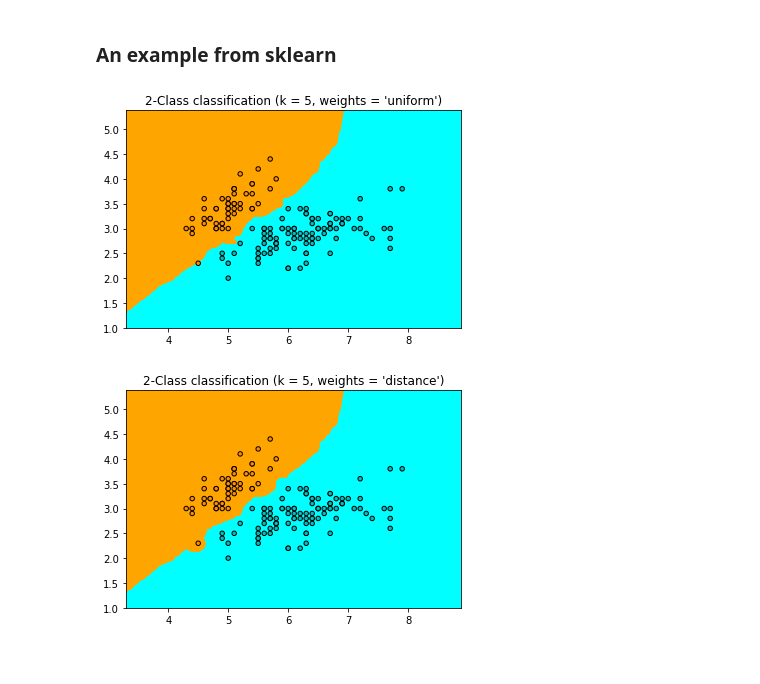
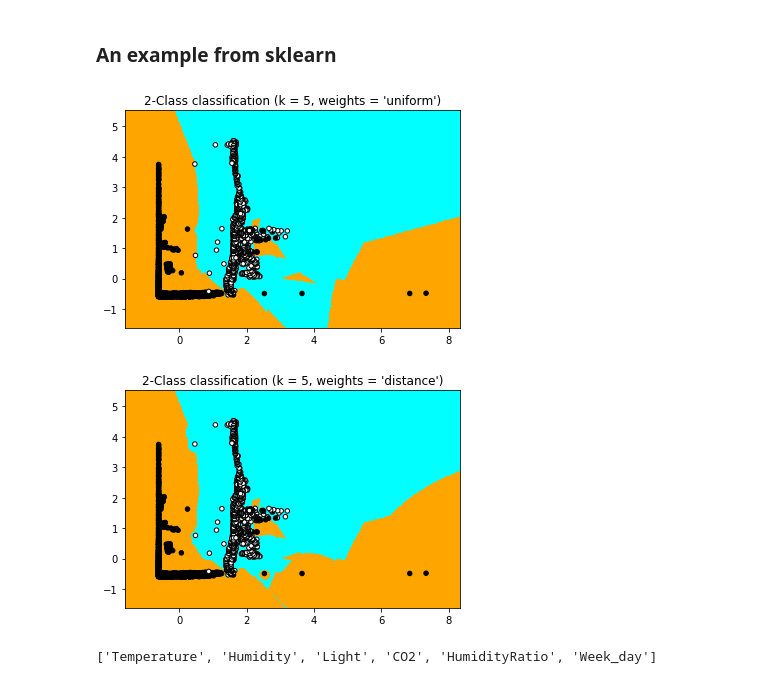
Before and after one commit to piyushtada/data_mining_2020_project_occupancy_detection, a Jupyter notebook: data/01_knn_naive_bayes_piyush-final.ipynb, the cells around one changed output. Saved outputs shown, nothing was run; the diff lists cells and outputs as text; code cells hidden in the pictures.

Commit message:
knn chart problem

```diff
--- a/data/01_knn_naive_bayes_piyush-final.ipynb
+++ b/data/01_knn_naive_bayes_piyush-final.ipynb
@@ -550,43 +550,44 @@ df = pd.read_csv('scaled_datatrainingcopy.csv')
 # we only take the first two features. We could avoid this ugly
 # slicing by using a two-dim dataset
 class_name = "Occupancy"
-attributes = [col for col in df.columns if col != class_name]
-X_test1 = df_test1[attributes].values
-y_test1 = df_test1[class_name]
+#attributes = [col for col in df.columns if col != class_name]
+attributes = ['Light', 'CO2']
+X = df[attributes].values
+y = df[class_name]
 
 h = .02  # step size in the mesh
 
 # Create color maps
 cmap_light = ListedColormap(['orange', 'cyan'])
-cmap_bold = ListedColormap(['darkorange', 'c'])
+cmap_bold = ListedColormap(['black', 'white'])
 
 for weights in ['uniform', 'distance']:
     # we create an instance of Neighbours Classifier and fit the data.
     clf = KNeighborsClassifier(n_neighbors, weights=weights)
     clf.fit(X, y)
 
     # Plot the decision boundary. For that, we will assign a color to each
     # point in the mesh [x_min, x_max]x[y_min, y_max].
     x_min, x_max = X[:, 0].min() - 1, X[:, 0].max() + 1
     y_min, y_max = X[:, 1].min() - 1, X[:, 1].max() + 1
     xx, yy = np.meshgrid(np.arange(x_min, x_max, h),
                          np.arange(y_min, y_max, h))
     Z = clf.predict(np.c_[xx.ravel(), yy.ravel()])
 
     # Put the result into a color plot
     Z = Z.reshape(xx.shape)
     plt.figure()
     plt.pcolormesh(xx, yy, Z, cmap=cmap_light)
 
     # Plot also the training points
     plt.scatter(X[:, 0], X[:, 1], c=y, cmap=cmap_bold,
                 edgecolor='k', s=20)
     plt.xlim(xx.min(), xx.max())
     plt.ylim(yy.min(), yy.max())
     plt.title("2-Class classification (k = %i, weights = '%s')"
               % (n_neighbors, weights))
 
 plt.show()
 # %% [output]
-[figure, old version]
+[figure, new version]
-[figure, old version]
+[figure, new version]
@@ -592,0 +596,4 @@ plt.show()
+# %%
+attributes
+# %% [output]
+['Temperature', 'Humidity', 'Light', 'CO2', 'HumidityRatio', 'Week_day']
```
Also changed, not shown: parts of 1 cell of this notebook, 1 other file.
